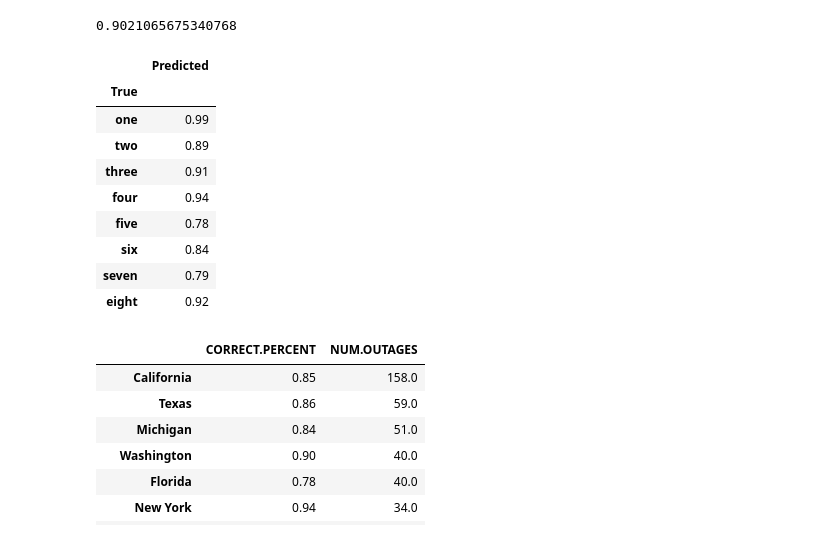
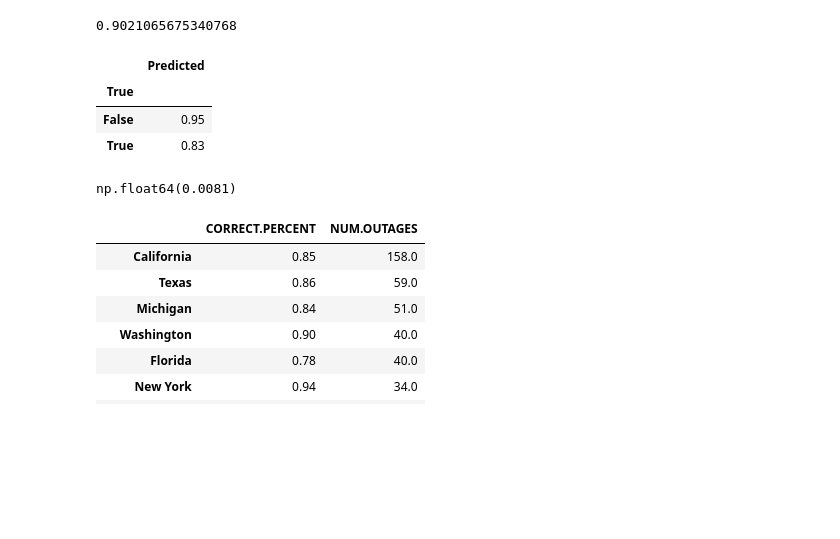
Before and after one commit to averma205/National-Power-Outages-Severity-Analysis, a Jupyter notebook: severity_analysis.ipynb, the cells around one changed output. Drawn from its saved outputs; the diff is of its cells as text; code cells hidden in the pictures; blank space fills up the shorter version.

```diff
--- a/severity_analysis.ipynb
+++ b/severity_analysis.ipynb
@@ -619,21 +619,29 @@ final.score(tests.dropna(), pd.qcut(tests.dropna()["DEMAND.LOSS.MW"], q=10, labe
 0.9021065675340768
 # %%
 severity_dist = pd.DataFrame()
-# Add columns to the dataframe containing accuracy for each category of severity
+# Splits severity groups into two groups
+# False if equal to or below 'four', else True
 severity_dist["True"] = pd.qcut(tests.dropna()["DEMAND.LOSS.MW"], q=10, labels=labels, duplicates='drop')
 severity_dist["Predicted"] = severity_dist["True"] == final.predict(tests.dropna())
+severity_dist["True"] = severity_dist["True"].apply(lambda val: val in ["five", "six", "seven", "eight"])
 severity_dist.groupby("True", observed=True).mean()
 # %% [output]
 |  | Predicted |
 | True |  |
-| one | 0.99 |
-| two | 0.89 |
-| three | 0.91 |
-| four | 0.94 |
-| five | 0.78 |
-| six | 0.84 |
-| seven | 0.79 |
-| eight | 0.92 |
+| False | 0.95 |
+| True | 0.83 |
+# %%
+obs_diff = (np.abs(severity_dist.groupby("True", observed=True).mean()["Predicted"][False]
+            - severity_dist.groupby("True", observed=True).mean()["Predicted"][True]))
+test_diffs = []
+for _ in range(10000):
+    severity_dist["Predicted"] = np.random.permutation(severity_dist["Predicted"])
+    test_diffs += [(np.abs(severity_dist.groupby("True", observed=True).mean()["Predicted"][False]
+            - severity_dist.groupby("True", observed=True).mean()["Predicted"][True]))]
+test_diffs = np.array(test_diffs)
+(test_diffs >= obs_tvd).mean()
+# %% [output]
+np.float64(0.0081)
 # %%
 fairness = pd.DataFrame(columns=["CORRECT.PERCENT", "NUM.OUTAGES"])
 # Looping through each unique U.S. state in the dataset
```
